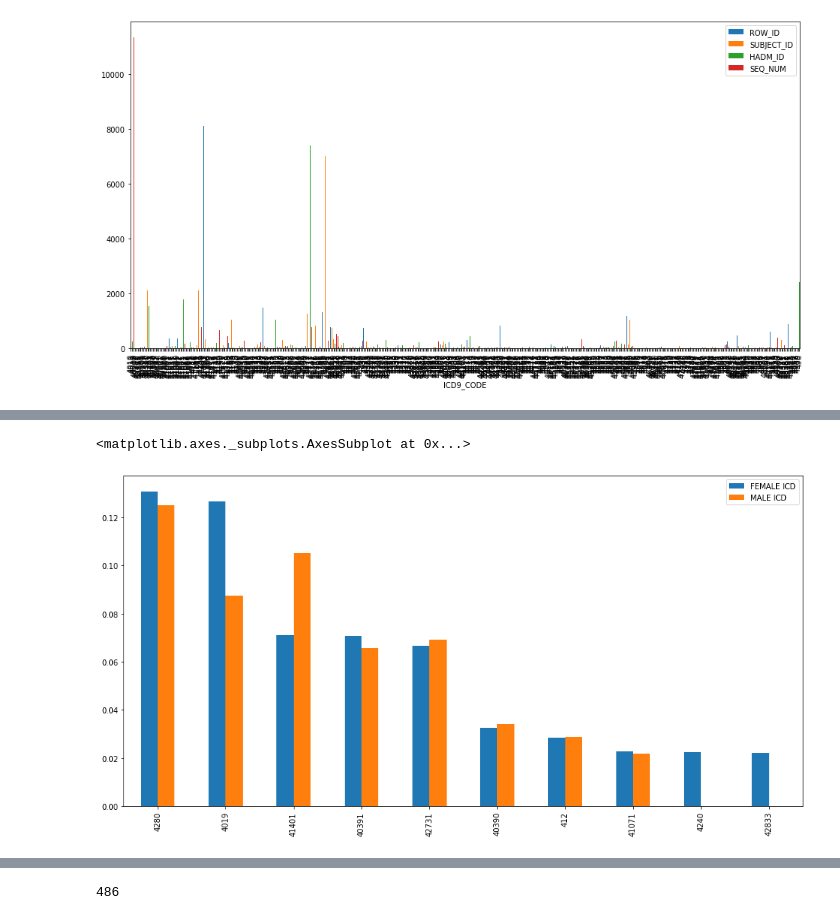
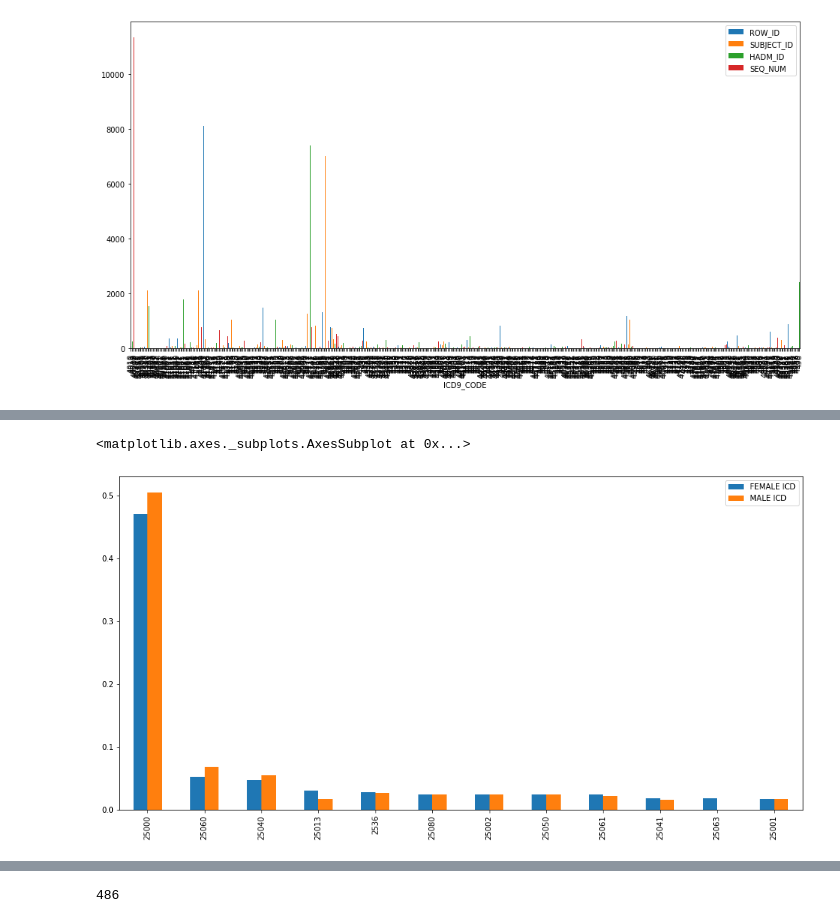
Before and after one commit to nicenoize/bachelorthesis, a Jupyter notebook: data_analysis/data_analysis.ipynb, the cells around one changed output, grey strips where cells are left out. Cells and saved outputs as stored; diff of their text form; code cells hidden in the pictures.

```diff
--- a/data_analysis/data_analysis.ipynb
+++ b/data_analysis/data_analysis.ipynb
@@ -92,5 +73,0 @@ def convert_to_3digit_icd9(dxStr):
-# %%
-diagnoses_icd["ICD9_CODE"] = diagnoses_icd["ICD9_CODE"].astype(str)
-# %%
-diagnoses_icd["ICD9_CODE"] = diagnoses_icd["ICD9_CODE"].astype(str)
-diagnoses_3digit = diagnoses_icd["ICD9_CODE"].apply(convert_to_3digit_icd9)
@@ -282,14 +157,11 @@ print(males_diabetes)
 # %%
 # Filter female patients for with ischemic diseases, heart diseases, diabetes and cardiovascular ones
 # also getting the SUBJECT IDs of each
-females_ischemic = female_diagnoses_icd[female_diagnoses_icd.ICD9_CODE.str.contains("^(39[0-9]|4[0-4][0-9]|45[0-9])", regex=True, na=False)]
-females_six = female_diagnoses_icd[female_diagnoses_icd.ICD9_CODE.str.contains("^(2[4-6][0-9]|27[0-9])", regex=True, na=False)]
-females_two = female_diagnoses_icd[female_diagnoses_icd.ICD9_CODE.str.contains("^(39[0-9]|4[0-4][0-9]|45[0-9])", regex=True, na=False)]
+females_ischemic = female_diagnoses_icd[female_diagnoses_icd.ICD9_CODE.str.contains("^4\d", regex=True, na=False)]
 females_cardiovascular = female_diagnoses_icd[female_diagnoses_icd.ICD9_CODE.str.contains("^4299", regex=True, na=False)]
 females_heart_disease = female_diagnoses_icd[female_diagnoses_icd.ICD9_CODE.str.contains("^429", regex=True, na=False)]
-females_diabetes = female_diagnoses_icd[female_diagnoses_icd.ICD9_CODE.str.contains("^250\d", na=False)]
+females_diabetes = female_diagnoses_icd[female_diagnoses_icd.ICD9_CODE.str.contains("^25\d", na=False)]
 females_ischemic_ids = females_ischemic["SUBJECT_ID"].tolist()
 females_heart_disease_ids = females_heart_disease["SUBJECT_ID"].tolist()
 females_cardiovascular_ids = females_cardiovascular["SUBJECT_ID"].tolist()
 females_diabetes_ids = females_diabetes["SUBJECT_ID"].tolist()
-len(females_diabetes)
@@ -298,14 +168,11 @@ len(females_diabetes)
 # %%
 # Filter male patients for with ischemic diseases, heart diseases, diabetes and cardiovascular ones
 # also getting the SUBJECT IDs of each
-males_ischemic = male_diagnoses_icd[male_diagnoses_icd.ICD9_CODE.str.contains("^(39[0-9]|4[0-4][0-9]|45[0-9])", regex=True, na=False)]
-males_six = male_diagnoses_icd[male_diagnoses_icd.ICD9_CODE.str.contains("^(2[4-6][0-9]|27[0-9])", regex=True, na=False)]
-males_two = male_diagnoses_icd[male_diagnoses_icd.ICD9_CODE.str.contains("^(39[0-9]|4[0-4][0-9]|45[0-9])", regex=True, na=False)]
+males_ischemic = male_diagnoses_icd[male_diagnoses_icd.ICD9_CODE.str.contains("^4\d", regex=True, na=False)]
 males_cardiovascular = male_diagnoses_icd[male_diagnoses_icd.ICD9_CODE.str.contains("^4299", regex=True, na=False)]
 males_heart_disease = male_diagnoses_icd[male_diagnoses_icd.ICD9_CODE.str.contains("^429", regex=True, na=False)]
-males_diabetes = male_diagnoses_icd[male_diagnoses_icd.ICD9_CODE.str.contains("^250\d", na=False)]
+males_diabetes = male_diagnoses_icd[male_diagnoses_icd.ICD9_CODE.str.contains("^25\d", na=False)]
 males_ischemic_ids = males_ischemic["SUBJECT_ID"].tolist()
 males_heart_disease_ids = males_heart_disease["SUBJECT_ID"].tolist()
 males_cardiovascular_ids = males_cardiovascular["SUBJECT_ID"].tolist()
 males_diabetes_ids = males_diabetes["SUBJECT_ID"].tolist()
-len(males_diabetes)
@@ -470,11 +278,11 @@ Name: ICD9_CODE_x, Length: 328, dtype: int64
 # %%
-# Compare top 25 ICD9-Codes occurences for ischemic diseases
-n = 10
+# Compare top 25 ICD9-Codes occurences for diabetic diseases
+n = 12
 
-graph_df = females_circ_dia['ICD9_CODE_x'].value_counts(normalize=True)[:n].rename('FEMALE ICD').to_frame()\
-               .join(males_circ_dia['ICD9_CODE_x'].value_counts(normalize=True)[:n].rename('MALE ICD').to_frame())
+graph_df = females_diabetes['ICD9_CODE'].value_counts(normalize=True)[:n].rename('FEMALE ICD').to_frame()\
+               .join(males_diabetes['ICD9_CODE'].value_counts(normalize=True)[:n].rename('MALE ICD').to_frame())
 
 graph_df.plot(kind='bar',figsize=(16, 8))
 # %% [output]
 <matplotlib.axes._subplots.AxesSubplot at 0x...>
-[figure, old version]
+[figure, new version]
```
Also changed, not shown: parts of 91 cells of this notebook, 10 other files.
